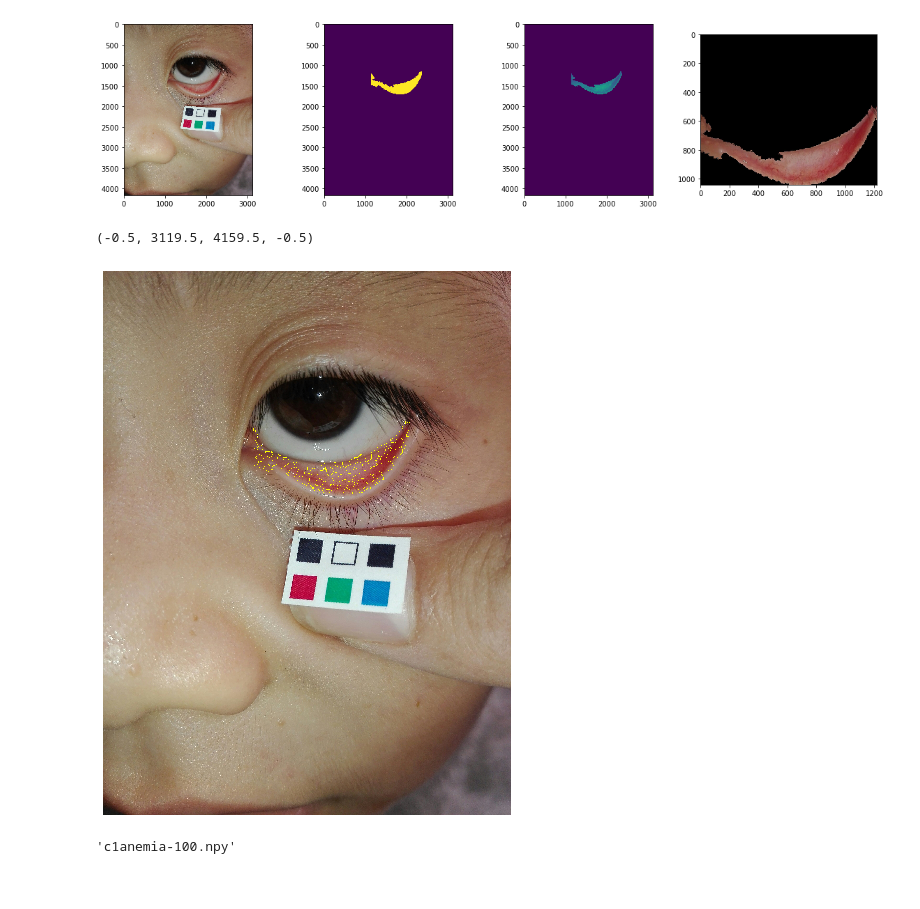
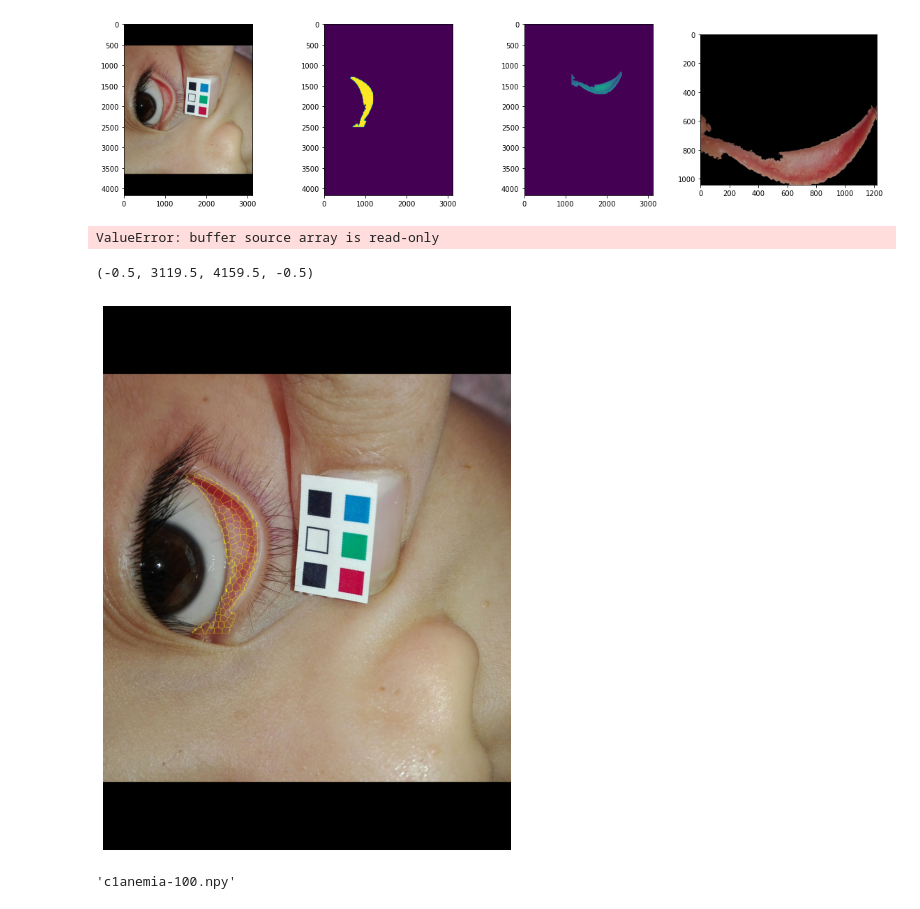
Before and after one commit to Abdigal1/LIIARPI_1, a Jupyter notebook: Gen_metadata/Untitled.ipynb, the cells around one changed output. Drawn from its saved outputs; the diff is of its cells as text; code cells hidden in the pictures.

Commit message:
generate_rotated

```diff
--- a/Gen_metadata/Untitled.ipynb
+++ b/Gen_metadata/Untitled.ipynb
@@ -14,7 +15,7 @@ import json
 # %%
 #[x, y, w, h]
 #Lectura de informacion
-f1=open(('\\').join(pth.split('\\')[:-2])+"\\Data_base\\validcrop.txt","r")
+f1=open(('\\').join(pth.split('\\')[:-4])+"\\Data_base\\validcrop.txt","r")
 lines=f1.readlines()
 lines
 # %% [output]
@@ -60,27 +51,40 @@ array([[1367, 1457,  712,  240],
 # %%
 name='c1anemia-300'
-di=('\\').join(pth.split('\\')[:-2])+'\\Data_base\\Imagenes_Originales\\'+name+'.jpg'
-ROI='/home/grmc1999/Documentos/LIIARPI/hmg/Base_de_Datos/Sem_Auto/eye_'+name+'.jpg'
+di=('\\').join(pth.split('\\')[:-4])+'\\Data_base\\Imagenes_Originales\\'+name+'.jpg'
+ROI=('\\').join(pth.split('\\')[:-4])+'\\Data_base\\Sem_Auto\\eye_'+name+'.jpg'
 #di='/home/grmc1999/Documentos/LIIARPI/hmg/Base_de_Datos/Imagenes_Originales/'+name+'.jpg'
 #ROI='/home/grmc1999/Documentos/LIIARPI/hmg/Base_de_Datos/Sem_Auto/eye_'+name+'.jpg'
 img = io.imread(di)
 ROI = io.imread(ROI)
 # %%
+#img=rotate(img,90)
+#ROI=rotate(ROI,90)
 
 mr=xywh[np.where(imgnames==(name+".jpg"))][0]
 mask=assemble_mask(mr,img,ROI)
 lum = np.mean(mask,axis=2).astype(int)
 
+#mask=rotate(mask,90)
+img=rotate(img,90)
+
 mask1=lum > 0
+mask1=rotate(mask1,90)
 fig, (ax0,ax1,ax2,ax3) = plt.subplots(ncols=4, figsize=(16, 4))
 ax0.imshow(img)
 ax1.imshow(mask1)
 ax2.imshow(lum)
 ax3.imshow(ROI)
 plt.tight_layout()
 plt.show()
 # %% [output]
-[figure, old version]
+[figure, new version]
+# %%
+np.arange(0,360,360/4)
+imgs=np.vectorize(pyfunc=(lambda img,ang:rotate(img,ang)),signature="(a,b,c),()->()")(img,np.arange(0,360,360/2))
+#rotate(img,np.arange(0,360,360/4)[1])
+#(lambda img,ang:rotate(img,ang))(img,np.arange(0,360,360/4)[0])
+# %% [output]
+ValueError: buffer source array is read-only
 # %%
 m_slic = slic(img, n_segments=100,sigma=5,mask=mask1)
 fig = plt.figure("Superpixels -- %d segments" % (500),figsize=(10,10))
@@ -89,7 +93,7 @@ ax.imshow(mark_boundaries(img, m_slic))
 plt.axis("off")
 # %% [output]
 (-0.5, 3119.5, 4159.5, -0.5)
-[figure, old version]
+[figure, new version]
 # %%
 SD=get_Statistical_Descriptors(img,mask1,n_segments=30)
 # %%
```
Also changed, not shown: parts of 2 cells of this notebook, 3 other files.
